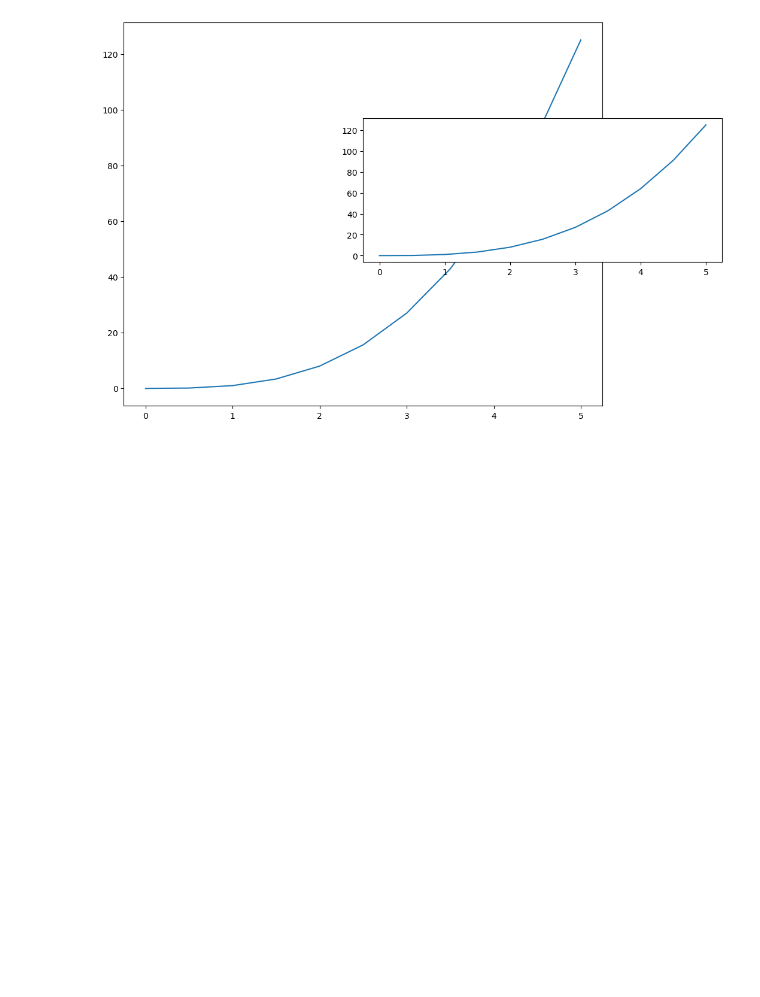
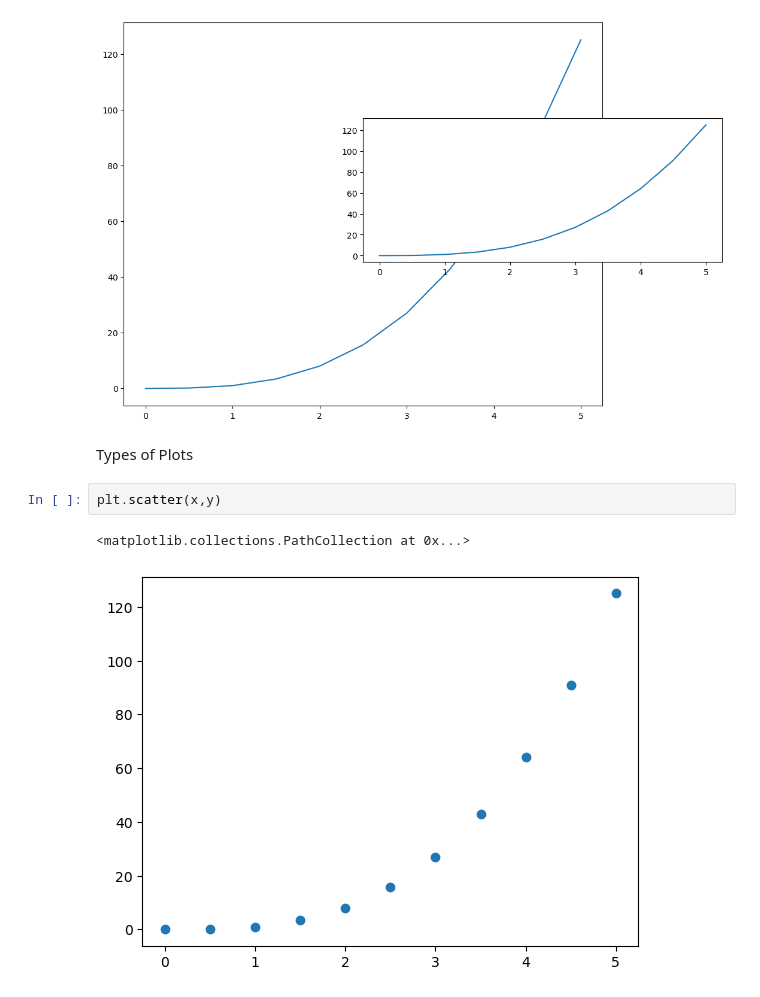
Before and after one commit to Pallavi415/Matplotlib_Learn, a Jupyter notebook: Advanced_Matplotlib.ipynb, the cells around one changed output. Saved outputs shown, nothing was run; the diff lists cells and outputs as text; blank space fills up the shorter version.

Commit message:
types of plots

```diff
--- a/Advanced_Matplotlib.ipynb
+++ b/Advanced_Matplotlib.ipynb
@@ -45,3 +45,10 @@ axis2.plot(x,y)
 # %% [output]
 [<matplotlib.lines.Line2D at 0x...>]
 [figure]
+# %% [markdown]
+Types of Plots
+# %%
+plt.scatter(x,y)
+# %% [output]
+<matplotlib.collections.PathCollection at 0x...>
+[figure, added]
```
